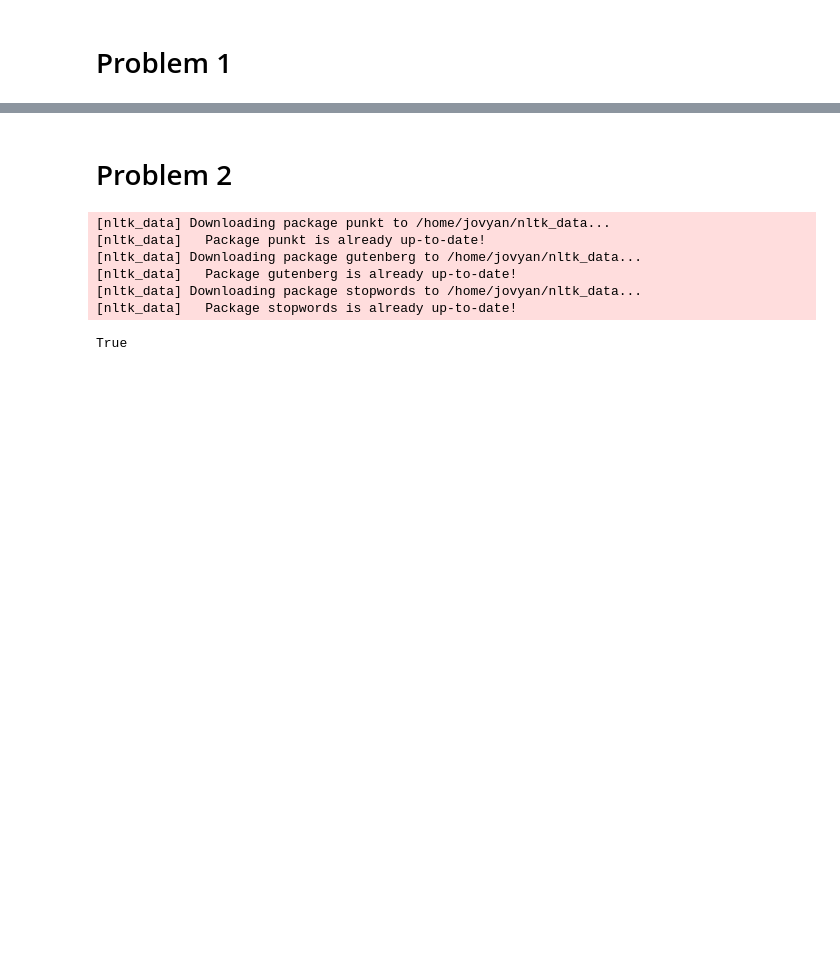
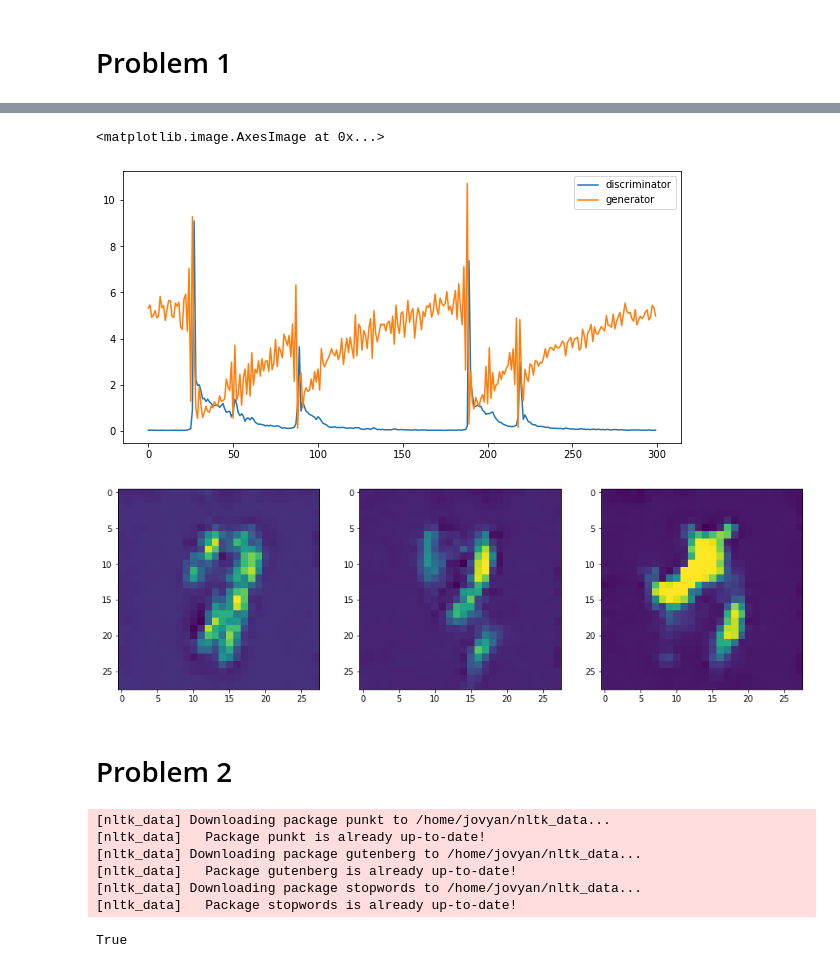
Before and after one commit to samalbertson3/ece-685, a Jupyter notebook: homework 5/homework 5.ipynb, the cells around one changed output, grey strips where cells are left out. Saved outputs shown, nothing was run; the diff lists cells and outputs as text; code cells hidden in the pictures; blank space fills up the shorter version.

```diff
--- a/homework 5/homework 5.ipynb
+++ b/homework 5/homework 5.ipynb
@@ -131,8 +131,8 @@ class DCGANet(object):
         self.loss = nn.BCELoss()
         ##### ----                ---- #####
 
-        self.d_optimizer = torch.optim.Adam(self.D.parameters(), lr=0.0002, betas=(0.5, 0.999))
-        self.g_optimizer = torch.optim.Adam(self.G.parameters(), lr=0.0002, betas=(0.5, 0.999))
+        self.d_optimizer = torch.optim.Adam(self.D.parameters(), lr=0.0002, betas=(0.5, 0.999), weight_decay=0.1)
+        self.g_optimizer = torch.optim.Adam(self.G.parameters(), lr=0.0002, betas=(0.5, 0.999), weight_decay=0.1)
 
         self.epochs = epochs
         self.batch_size = batch_size
@@ -302,0 +209,13 @@ Discriminating images...
+# %%
+# set number_of_images, z
+number_of_images = 1
+z = torch.randn(batch_size, 100)
+
+# set up model
+# run training
+epochs = 4
+disc_loss = None
+genr_loss = None
+model = DCGANet(epochs, batch_size)
+for i in range(epochs):
+    disc_loss, genr_loss = model.train(train_loader)
@@ -314,17 +301,24 @@ out = model.G(z)
 # %%
+z = torch.randn((batch_size, 100, 1, 1)).to(device)
+out = model.G(z)
+
 img1 = out[0,0,:,:].detach().numpy()
 img2 = out[1,0,:,:].detach().numpy()
 img3 = out[2,0,:,:].detach().numpy()
 
 fig, ax = plt.subplots(1,1,figsize=(10,5))
 ax.plot(range(len(disc_loss)), disc_loss, marker='', label="discriminator")
 ax.plot(range(len(genr_loss)), genr_loss, marker='', label="generator")
 ax.legend()
 
 fig, ax = plt.subplots(1,3,figsize=(15,15))
 ax[0].imshow(img1)
 ax[1].imshow(img2)
 ax[2].imshow(img3)
+# %% [output]
+<matplotlib.image.AxesImage at 0x...>
+[figure, added]
+[figure, added]
 # %% [markdown]
 # Problem 2
 # %%
```
Also changed, not shown: parts of 9 cells of this notebook, 1 other file.
